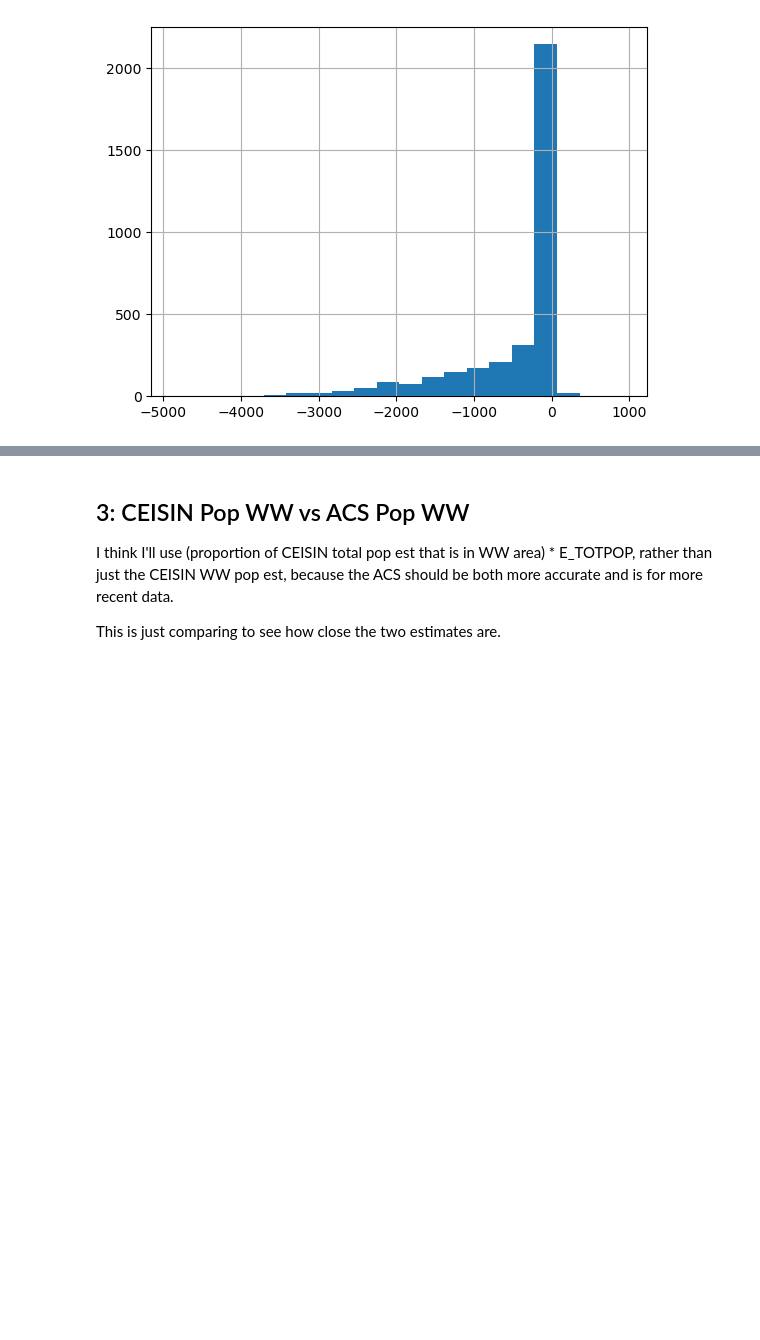
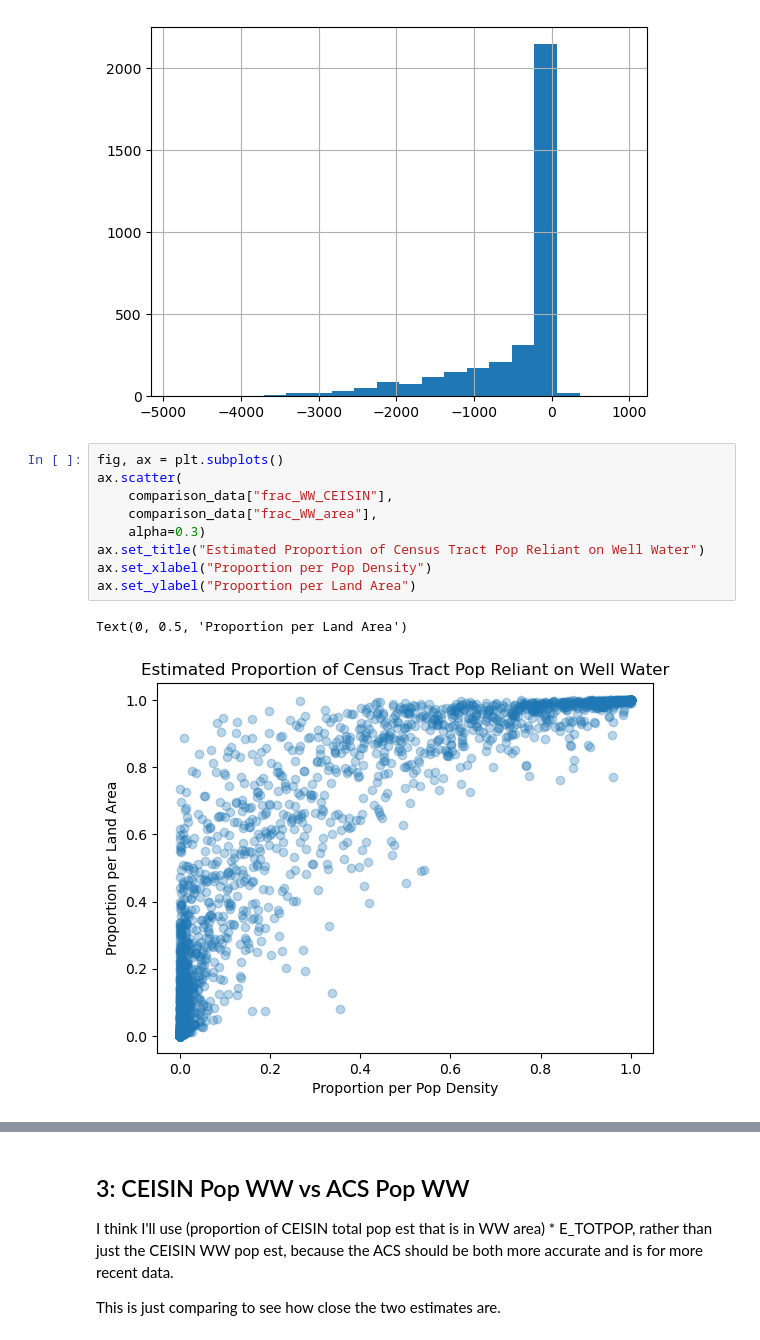
Before and after one commit to swpease/well_water, a Jupyter notebook: python/area_accuracy.ipynb, the cells around one changed output, grey strips where cells are left out. Drawn from its saved outputs; the diff is of its cells as text; blank space fills up the shorter version.

```diff
--- a/python/area_accuracy.ipynb
+++ b/python/area_accuracy.ipynb
@@ -176,6 +186,18 @@ comparison_data["pop_diff_WW"].hist(bins=20)
 # %% [output]
 <Axes: >
 [figure]
+# %%
+fig, ax = plt.subplots()
+ax.scatter(
+    comparison_data["frac_WW_CEISIN"],
+    comparison_data["frac_WW_area"],
+    alpha=0.3)
+ax.set_title("Estimated Proportion of Census Tract Pop Reliant on Well Water")
+ax.set_xlabel("Proportion per Pop Density")
+ax.set_ylabel("Proportion per Land Area")
+# %% [output]
+Text(0, 0.5, 'Proportion per Land Area')
+[figure, added]
 # %%
 fig, ax = plt.subplots()
 ax.scatter(
```
Also changed, not shown: parts of 9 cells of this notebook, 1 other file.
